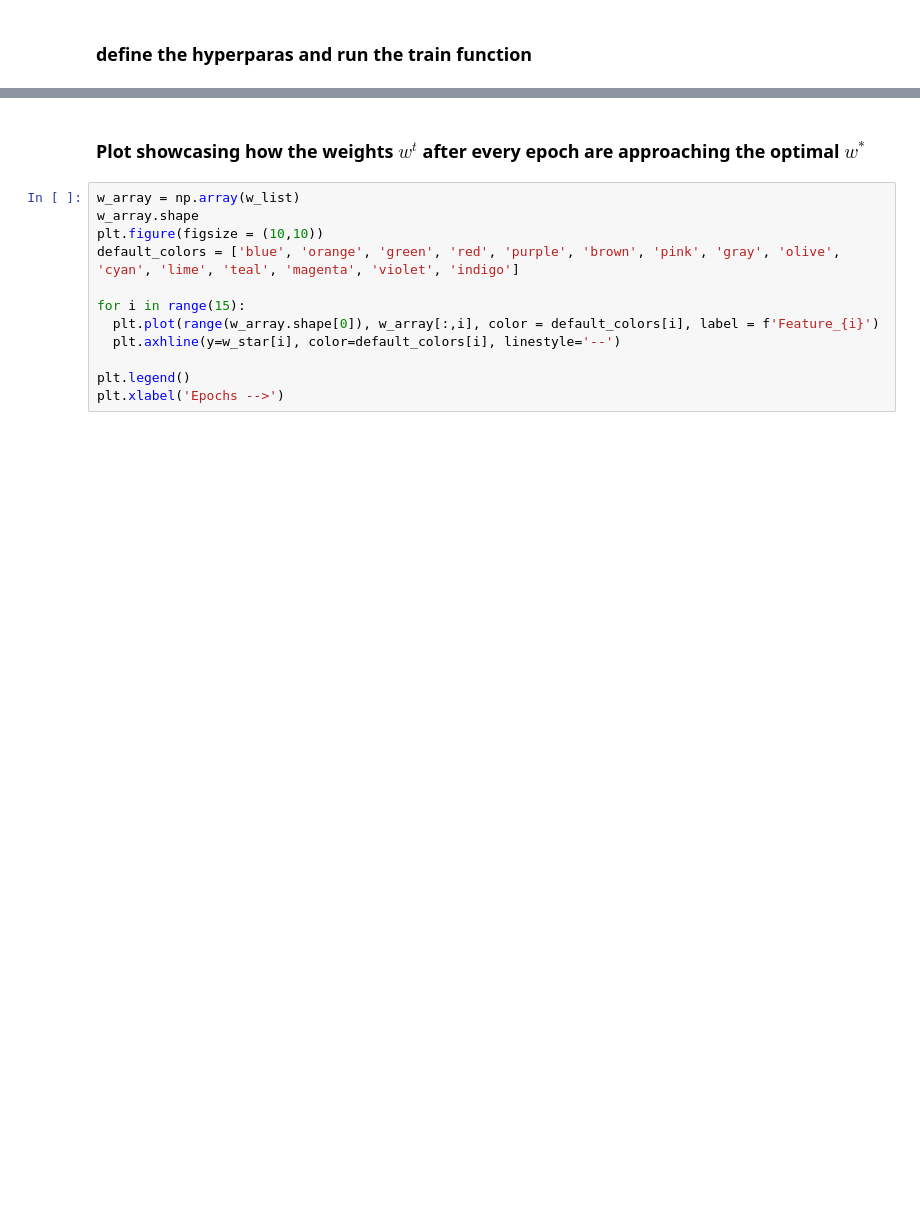
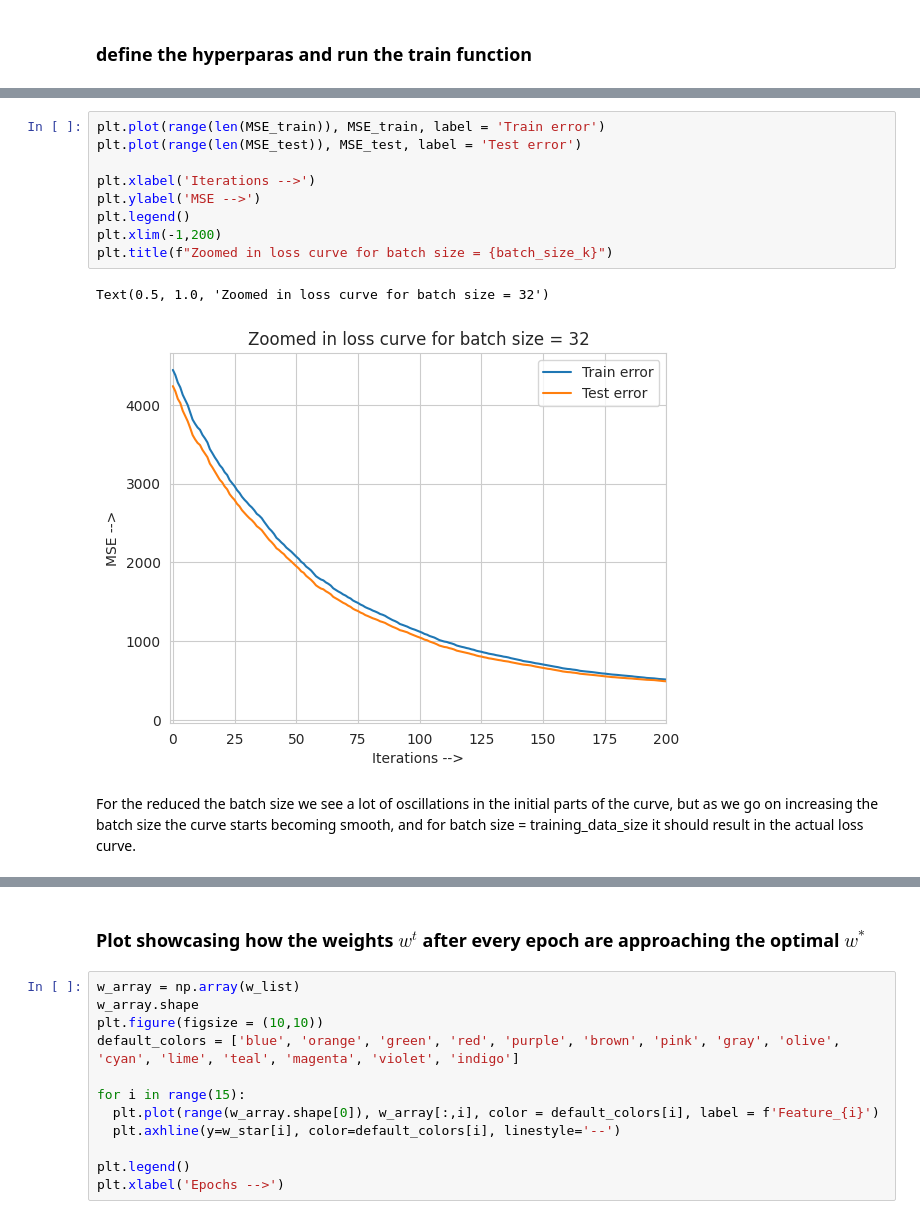
Before and after one commit to siddhant-doshi/Regression_GD, a Jupyter notebook: regression_gradient_descent.ipynb, the cells around one changed output, grey strips where cells are left out. Drawn from its saved outputs; the diff is of its cells as text; blank space fills up the shorter version.

```diff
--- a/regression_gradient_descent.ipynb
+++ b/regression_gradient_descent.ipynb
@@ -394,0 +424,14 @@ plt.legend()
+# %%
+plt.plot(range(len(MSE_train)), MSE_train, label = 'Train error')
+plt.plot(range(len(MSE_test)), MSE_test, label = 'Test error')
+
+plt.xlabel('Iterations -->')
+plt.ylabel('MSE -->')
+plt.legend()
+plt.xlim(-1,200)
+plt.title(f"Zoomed in loss curve for batch size = {batch_size_k}")
+# %% [output]
+Text(0.5, 1.0, 'Zoomed in loss curve for batch size = 32')
+[figure, added]
+# %% [markdown]
+For the reduced the batch size we see a lot of oscillations in the initial parts of the curve, but as we go on increasing the batch size the curve starts becoming smooth, and for batch size = training_data_size it should result in the actual loss curve.
```
Also changed, not shown: parts of 7 cells of this notebook.
